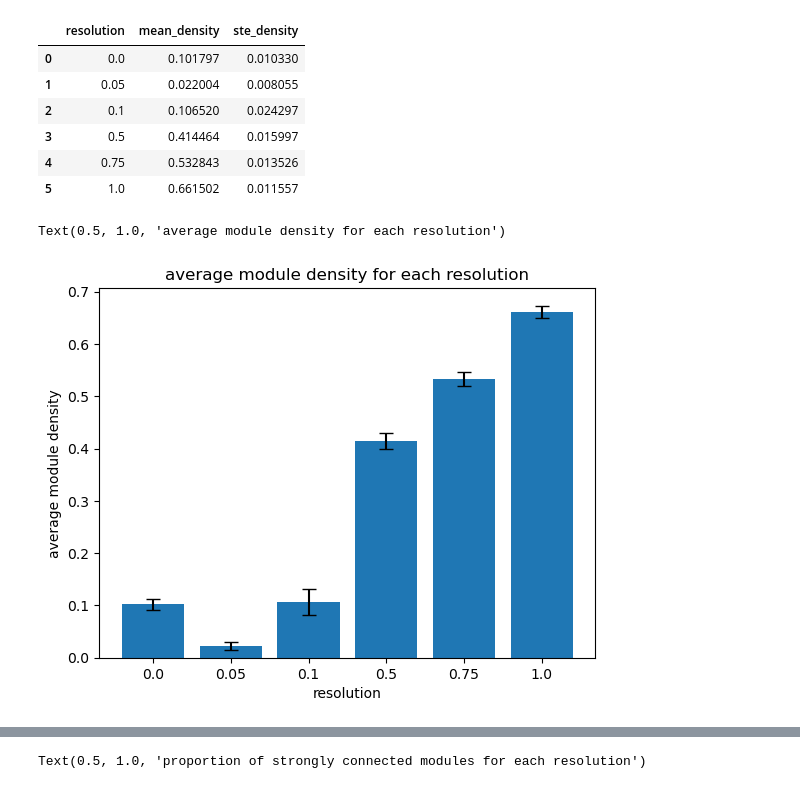
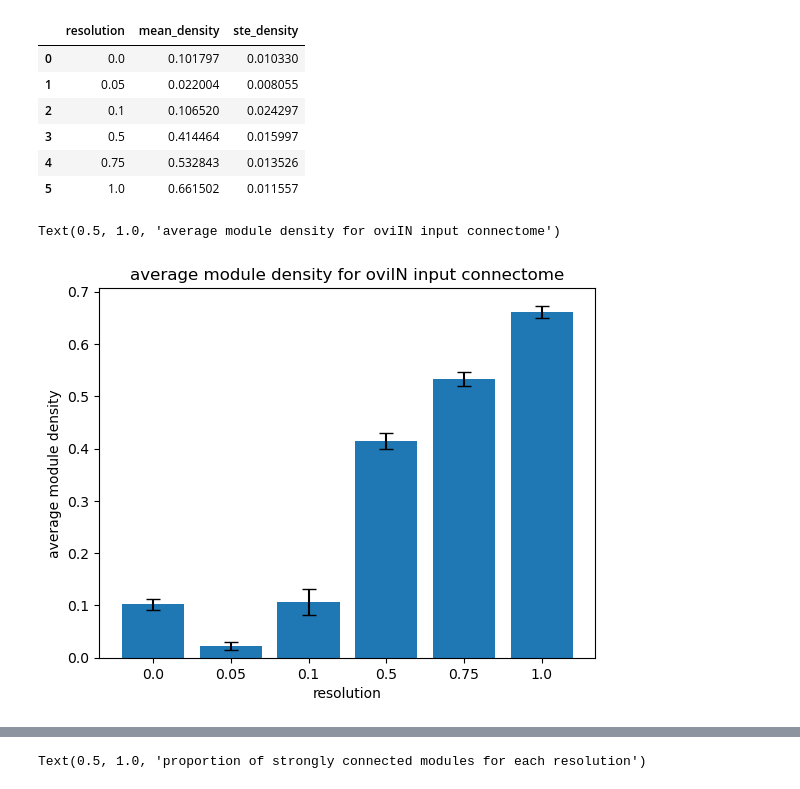
Before and after one commit to Gutierrez-lab/oviIN-analyses-gabrielle, a Jupyter notebook: graph_metrics_sandbox.ipynb, the cells around one changed output, grey strips where cells are left out. Drawn from its saved outputs; the diff is of its cells as text; code cells hidden in the pictures.

```diff
--- a/graph_metrics_sandbox.ipynb
+++ b/graph_metrics_sandbox.ipynb
@@ -569,7 +555,7 @@ for res in ovi_in_HB_node_df.columns[1:7]:
 
     densities = []
     assortativity = []
-    av_short_path = []
+    #av_short_path = []
     strongly_connected = []
     treeness = []
     singleness = []
@@ -589,7 +575,7 @@ for res in ovi_in_HB_node_df.columns[1:7]:
 
         if len(chunk.index)==1:
             assortativity.append(np.nan)
-            av_short_path.append(np.nan)
+            #av_short_path.append(np.nan)
             strongly_connected.append(np.nan) # don't forget to change how we work with this below
             treeness.append(np.nan)
 
@@ -597,8 +583,8 @@ for res in ovi_in_HB_node_df.columns[1:7]:
             # degree assortativity coefficient of the subgraph
             assortativity.append(nx.degree_assortativity_coefficient(G_ovi_in_chunk))
 
-            # average shortest path length of the subgraph: this is problematic because some modules are not connected
-            av_short_path.append(nx.average_shortest_path_length(G_ovi_in_chunk.to_undirected()))
+            # average shortest path length of the subgraph: this is problematic because some modules are not connected. maybe the issue was just the singletons though.
+            #av_short_path.append(nx.average_shortest_path_length(G_ovi_in_chunk.to_undirected()))
 
             # connectedness of the subgraph
             strongly_connected.append(nx.is_strongly_connected(G_ovi_in_chunk))
@@ -659,12 +645,12 @@ res_df
 # %%
 # make a bar plot of the average density of the modules for each resolution with error bars
 import matplotlib.pyplot as plt
-plt.bar(ovi_in_HB_node_df.columns[1:7], res_mean_density, yerr=res_std_density, capsize=5)
+plt.bar(ovi_in_HB_node_df.columns[1:7], res_mean_density, yerr=res_ste_density, capsize=5)
 plt.xlabel('resolution')
 plt.ylabel('average module density')
-plt.title('average module density for each resolution')
+plt.title('average module density for oviIN input connectome')
 # %% [output]
-Text(0.5, 1.0, 'average module density for each resolution')
+Text(0.5, 1.0, 'average module density for oviIN input connectome')
-[figure, old version]
+[figure, new version]
 # %%
 # make a bar plot of the average degree assortativity coefficient of the modules for each resolution with error bars
```
Also changed, not shown: parts of 38 cells of this notebook, 1 other file.
